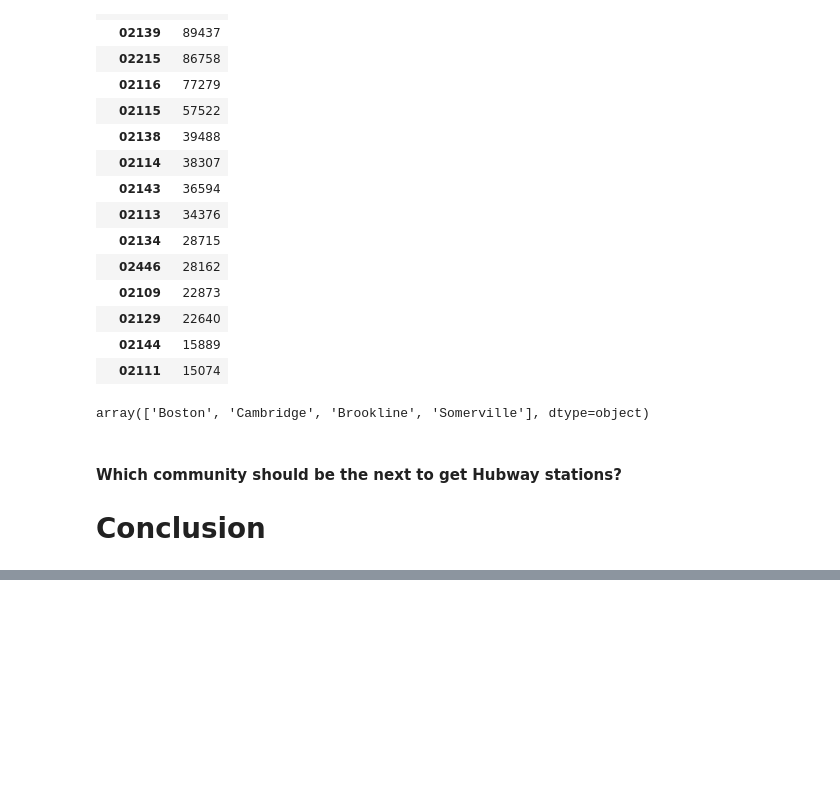
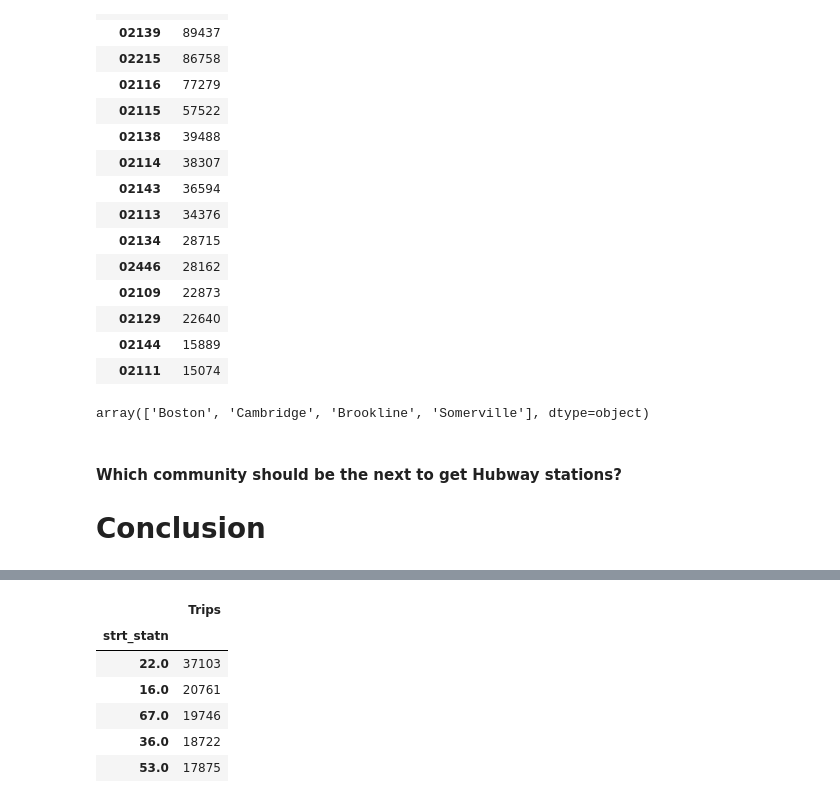
Before and after one commit to jisanos/Hubway-Data-Visualization-Challenge, a Jupyter notebook: Exam_Script.ipynb, the cells around one changed output, grey strips where cells are left out. Saved outputs shown, nothing was run; the diff lists cells and outputs as text; code cells hidden in the pictures; blank space fills up the shorter version.

```diff
--- a/Exam_Script.ipynb
+++ b/Exam_Script.ipynb
@@ -676,0 +736,10 @@ array(['Boston', 'Cambridge', 'Brookline', 'Somerville'], dtype=object)
+# %%
+Gender_Stations.loc['Male',:].sort_values(by='Trips', ascending=0).head()
+# %% [output]
+|  | Trips |
+| strt_statn |  |
+| 22.0 | 37103 |
+| 16.0 | 20761 |
+| 67.0 | 19746 |
+| 36.0 | 18722 |
+| 53.0 | 17875 |
```
Also changed, not shown: parts of 12 cells of this notebook.
